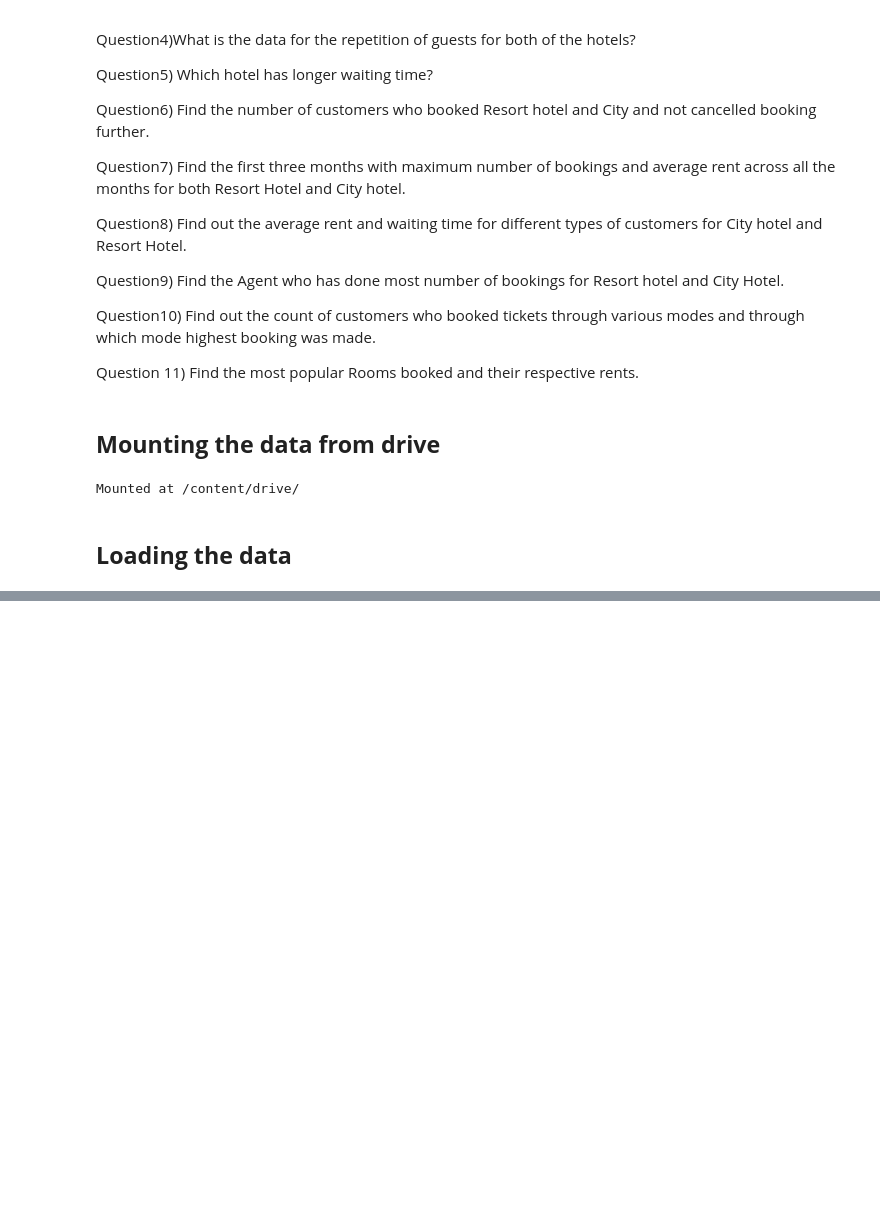
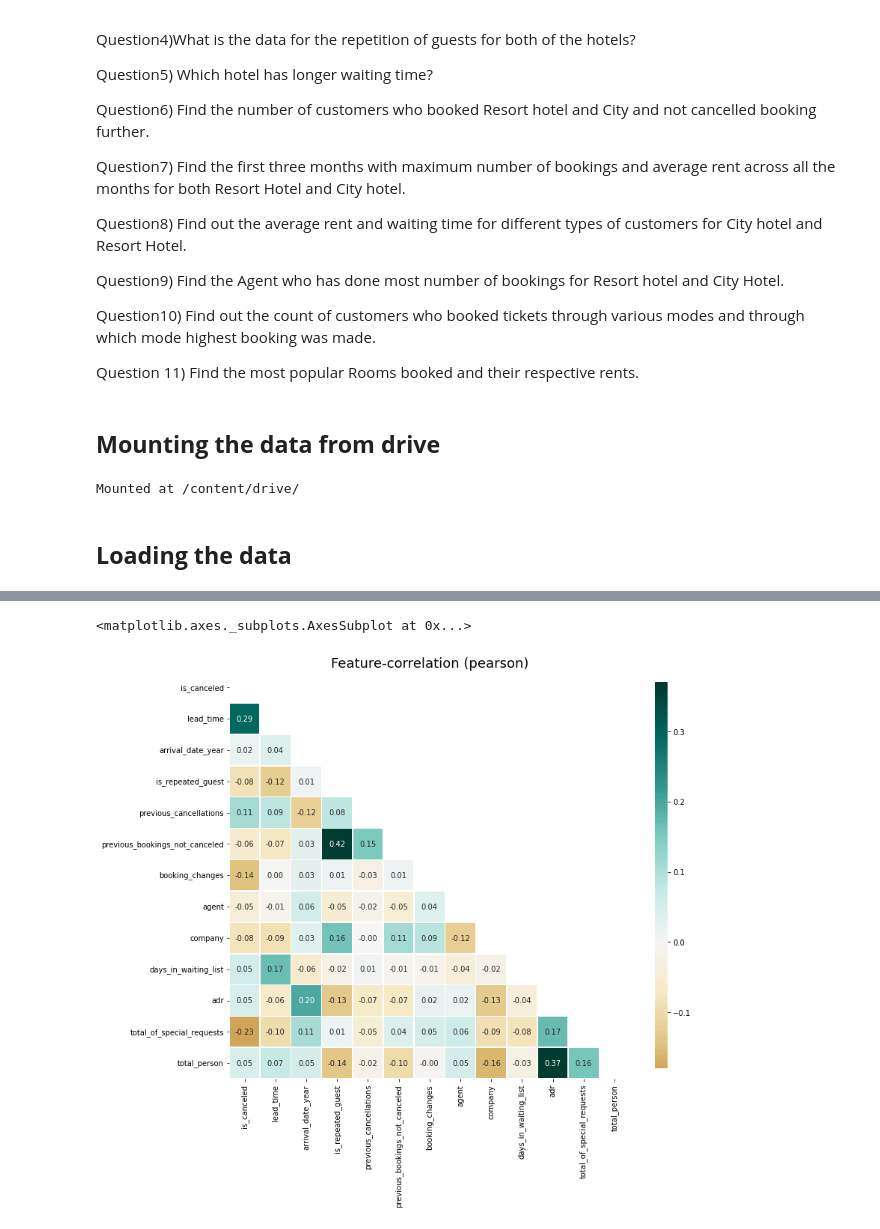
Before and after one commit to 1991Ab/Capstone-Project-1-Hotel-Booking-Analysis, a Jupyter notebook: Hotel_Booking_Analysis_Individual_notebook.ipynb, the cells around one changed output, grey strips where cells are left out. Drawn from its saved outputs; the diff is of its cells as text; code cells hidden in the pictures; blank space fills up the shorter version.

```diff
--- a/Hotel_Booking_Analysis_Individual_notebook.ipynb
+++ b/Hotel_Booking_Analysis_Individual_notebook.ipynb
@@ -152,0 +179,4 @@ df.shape
+# %%
+df['company'].fillna(0, inplace = True)
+df['agent'].fillna(0, inplace = True)
+df['country'].fillna('x', inplace = True)
@@ -152,0 +191,2 @@ df.shape
+# %%
+df['children'].fillna(0, inplace = True)
@@ -152,0 +218,2 @@ df.shape
+# %%
+df['total_person']=df['adults']+df['children']+df['babies']
@@ -152,0 +240,5 @@ df.shape
+# %%
+klib.corr_plot(df)
+# %% [output]
+<matplotlib.axes._subplots.AxesSubplot at 0x...>
+[figure, added]
```
Also changed, not shown: parts of 13 cells of this notebook.
